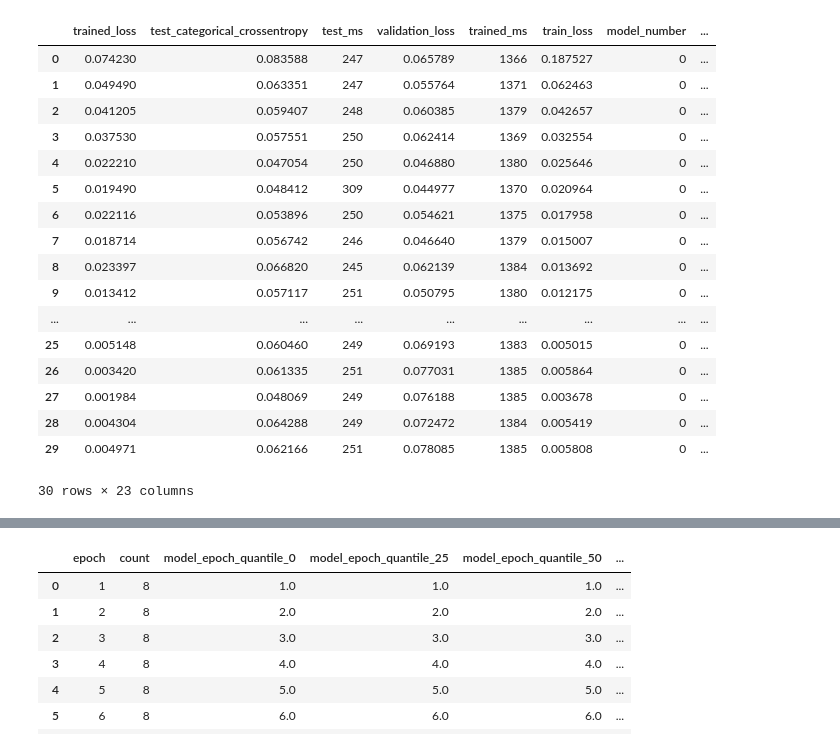
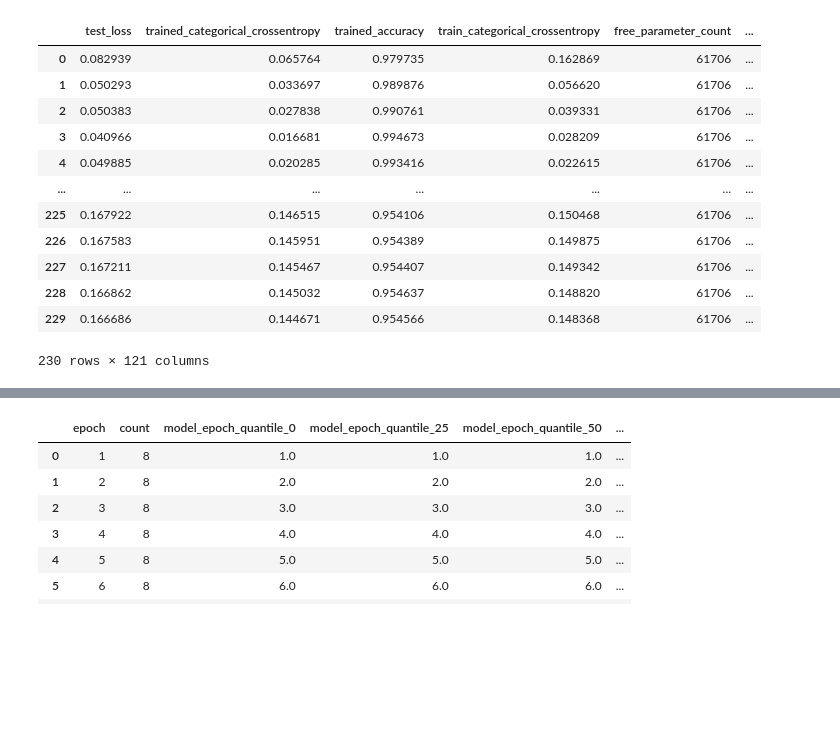
Before and after one commit to NREL/BUTTER-Empirical-Deep-Learning-Experimental-Framework, a Jupyter notebook: example/database_query_example.ipynb, the cells around one changed output, grey strips where cells are left out. Drawn from its saved outputs; the diff is of its cells as text; code cells hidden in the pictures; blank space fills up the shorter version.

```diff
--- a/example/database_query_example.ipynb
+++ b/example/database_query_example.ipynb
@@ -11,3 +11,14 @@ import pyarrow.parquet
 
 import jobqueue
 from jobqueue.connection_manager import ConnectionManager
+
+
+
+import pandas as pd
+import matplotlib as mpl
+import matplotlib.pyplot as plt
+import numpy as np
+import os
+import datetime
+
+pd.options.display.max_seq_items = None
@@ -31,49 +45,74 @@ class Column:
     name : str
     pandas_type : str
 # %%
+def flatten_json(json_obj, parent_key='', separator='_'):
+    flattened = {}
+    for key, value in json_obj.items():
+        new_key = f"{parent_key}{separator}{key}" if parent_key else key
+        if isinstance(value, dict):
+            flattened.update(flatten_json(value, new_key, separator=separator))
+        else:
+            flattened[new_key] = value
+    return flattened
 
+
+experiment_id = 0
+run_command = {}
 credentials = jobqueue.load_credentials('dmp')
 with ConnectionManager(credentials) as connection:
     with connection.cursor(binary=True) as cursor:
         query = psycopg.sql.SQL("""
 SELECT
-    h.history history
+    d.command,
+    h.history history,
+    h.experiment_id,
+    e.by_epoch
 FROM
     run_status s,
     run_data d,
-    history h
+    history h,
+    experiment2 e
 WHERE TRUE
     AND s.id = d.id
     AND h.id = s.id
-    AND s.id = 'ee9112e7-b896-4759-aec7-e4b2a43a9336'
+    AND s.id = 'ccc04ccc-3aa4-48ae-b4e1-babdcb0e8137'
+    AND e.experiment_id = h.experiment_id
 LIMIT 1;
 """)
 
         cursor.execute(query, binary=True)
         row = cursor.fetchone()
-        with io.BytesIO(row[0]) as buffer:
+        with io.BytesIO(row[1]) as buffer:
             history = pyarrow.parquet.read_table(
+                pyarrow.PythonFile(buffer, mode='r')).to_pandas()
+
+        run_command = row[0]
+        flat = flatten_json(row[0])
+        for k, v in flat.items():
+            if isinstance(v, list):
+                continue
+            history[k] = v
+
+        experiment_id = row[2]
+
+        with io.BytesIO(row[3]) as buffer:
+            by_epoch = pyarrow.parquet.read_table(
                 pyarrow.PythonFile(buffer, mode='r')).to_pandas()
 
 
 history.describe()
 history
 # %% [output]
-|  | trained_loss | test_categorical_crossentropy | test_ms | validation_loss | trained_ms | train_loss | model_number | ... |
-| 0 | 0.074230 | 0.083588 | 247 | 0.065789 | 1366 | 0.187527 | 0 | ... |
-| 1 | 0.049490 | 0.063351 | 247 | 0.055764 | 1371 | 0.062463 | 0 | ... |
-| 2 | 0.041205 | 0.059407 | 248 | 0.060385 | 1379 | 0.042657 | 0 | ... |
-| 3 | 0.037530 | 0.057551 | 250 | 0.062414 | 1369 | 0.032554 | 0 | ... |
-| 4 | 0.022210 | 0.047054 | 250 | 0.046880 | 1380 | 0.025646 | 0 | ... |
-| 5 | 0.019490 | 0.048412 | 309 | 0.044977 | 1370 | 0.020964 | 0 | ... |
-| 6 | 0.022116 | 0.053896 | 250 | 0.054621 | 1375 | 0.017958 | 0 | ... |
-| 7 | 0.018714 | 0.056742 | 246 | 0.046640 | 1379 | 0.015007 | 0 | ... |
-| 8 | 0.023397 | 0.066820 | 245 | 0.062139 | 1384 | 0.013692 | 0 | ... |
-| 9 | 0.013412 | 0.057117 | 251 | 0.050795 | 1380 | 0.012175 | 0 | ... |
-| ... | ... | ... | ... | ... | ... | ... | ... | ... |
-| 25 | 0.005148 | 0.060460 | 249 | 0.069193 | 1383 | 0.005015 | 0 | ... |
-| 26 | 0.003420 | 0.061335 | 251 | 0.077031 | 1385 | 0.005864 | 0 | ... |
-| 27 | 0.001984 | 0.048069 | 249 | 0.076188 | 1385 | 0.003678 | 0 | ... |
-| 28 | 0.004304 | 0.064288 | 249 | 0.072472 | 1384 | 0.005419 | 0 | ... |
-| 29 | 0.004971 | 0.062166 | 251 | 0.078085 | 1385 | 0.005808 | 0 | ... |
+|  | test_loss | trained_categorical_crossentropy | trained_accuracy | train_categorical_crossentropy | free_parameter_count | ... |
+| 0 | 0.082939 | 0.065764 | 0.979735 | 0.162869 | 61706 | ... |
+| 1 | 0.050293 | 0.033697 | 0.989876 | 0.056620 | 61706 | ... |
+| 2 | 0.050383 | 0.027838 | 0.990761 | 0.039331 | 61706 | ... |
+| 3 | 0.040966 | 0.016681 | 0.994673 | 0.028209 | 61706 | ... |
+| 4 | 0.049885 | 0.020285 | 0.993416 | 0.022615 | 61706 | ... |
+| ... | ... | ... | ... | ... | ... | ... |
+| 225 | 0.167922 | 0.146515 | 0.954106 | 0.150468 | 61706 | ... |
+| 226 | 0.167583 | 0.145951 | 0.954389 | 0.149875 | 61706 | ... |
+| 227 | 0.167211 | 0.145467 | 0.954407 | 0.149342 | 61706 | ... |
+| 228 | 0.166862 | 0.145032 | 0.954637 | 0.148820 | 61706 | ... |
+| 229 | 0.166686 | 0.144671 | 0.954566 | 0.148368 | 61706 | ... |
-30 rows × 23 columns
+230 rows × 121 columns
```
Also changed, not shown: parts of 9 cells of this notebook.
